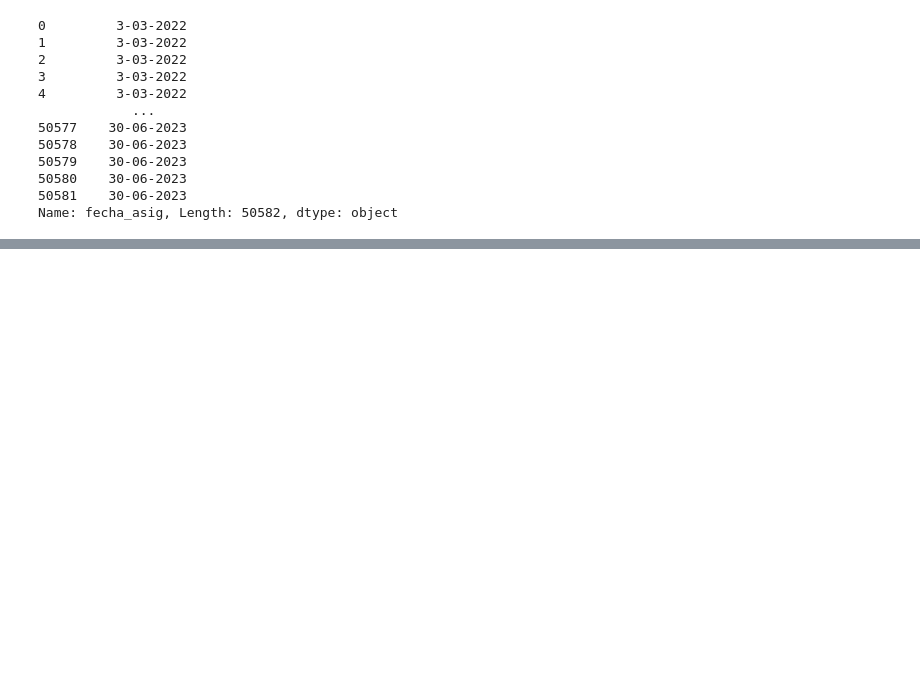
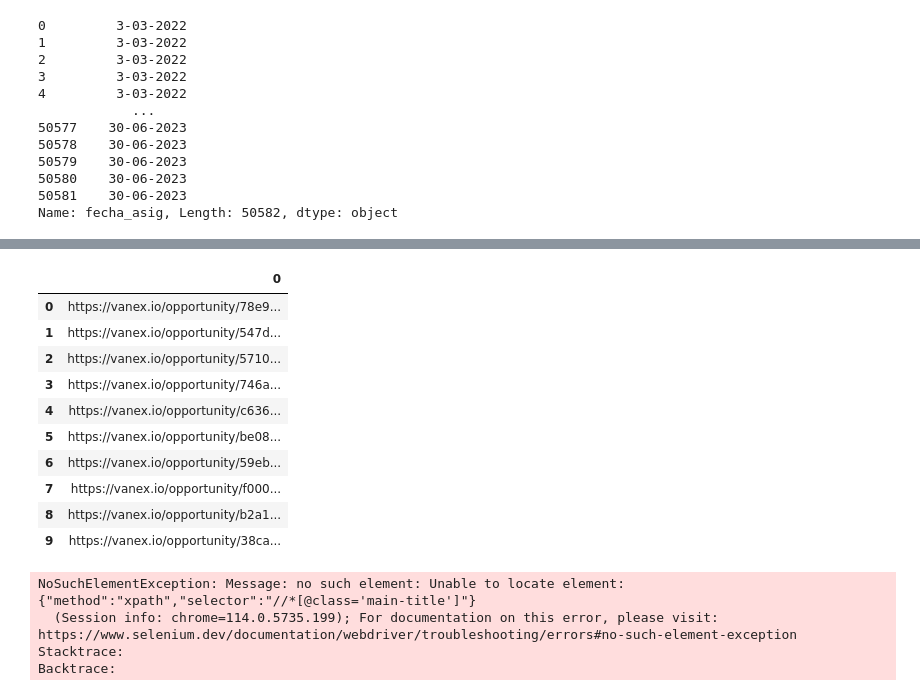
Before and after one commit to FredyVilla20/Finall_proyect_pulpo, a Jupyter notebook: jupyter_proyect.ipynb, the cells around one changed output, grey strips where cells are left out. Cells and saved outputs as stored; diff of their text form; code cells hidden in the pictures; blank space fills up the shorter version.

```diff
--- a/jupyter_proyect.ipynb
+++ b/jupyter_proyect.ipynb
@@ -293,0 +305,2 @@ name
+# %%
+enlace=list(pulpo_df['link'])
@@ -293,0 +325,33 @@ name
+# %%
+enlaces_df =pd.DataFrame(enlace)
+enlaces_df.head(10)
+# %% [output]
+|  | 0 |
+| 0 | https://vanex.io/opportunity/78e9... |
+| 1 | https://vanex.io/opportunity/547d... |
+| 2 | https://vanex.io/opportunity/5710... |
+| 3 | https://vanex.io/opportunity/746a... |
+| 4 | https://vanex.io/opportunity/c636... |
+| 5 | https://vanex.io/opportunity/be08... |
+| 6 | https://vanex.io/opportunity/59eb... |
+| 7 | https://vanex.io/opportunity/f000... |
+| 8 | https://vanex.io/opportunity/b2a1... |
+| 9 | https://vanex.io/opportunity/38ca... |
+# %%
+nombres2=[]
+calificacion2= []
+i=0
+for index, row in enlaces_df.iloc[1048:].iterrows():
+#for e in pulpo_df['link']:
+    i+=1
+    driver.get(e)
+    time.sleep(2)
+    n= driver.find_element(By.XPATH, "//*[@class='main-title']").text
+    cali= driver.find_element(By.XPATH, "//*[@class='status tag']").text
+    nombres2.append(n)
+    calificacion2.append(cali)
+# %% [output]
+NoSuchElementException: Message: no such element: Unable to locate element: {"method":"xpath","selector":"//*[@class='main-title']"}
+  (Session info: chrome=114.0.5735.199); For documentation on this error, please visit: https://www.selenium.dev/documentation/webdriver/troubleshooting/errors#no-such-element-exception
+Stacktrace:
+Backtrace:
```
Also changed, not shown: parts of 19 cells of this notebook.
